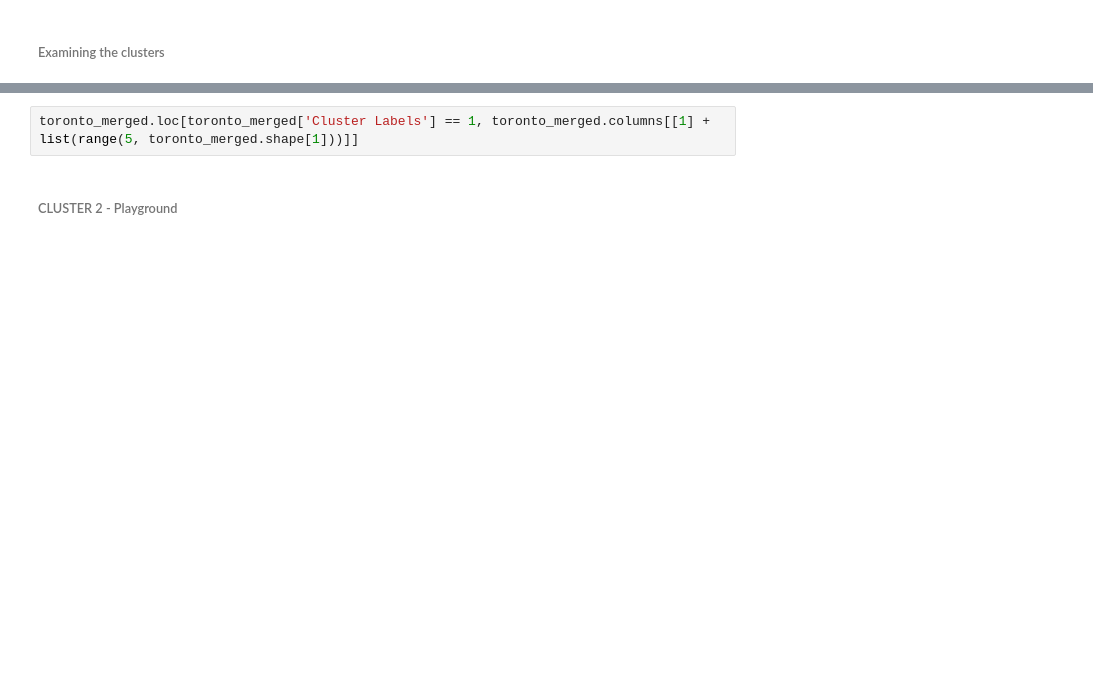
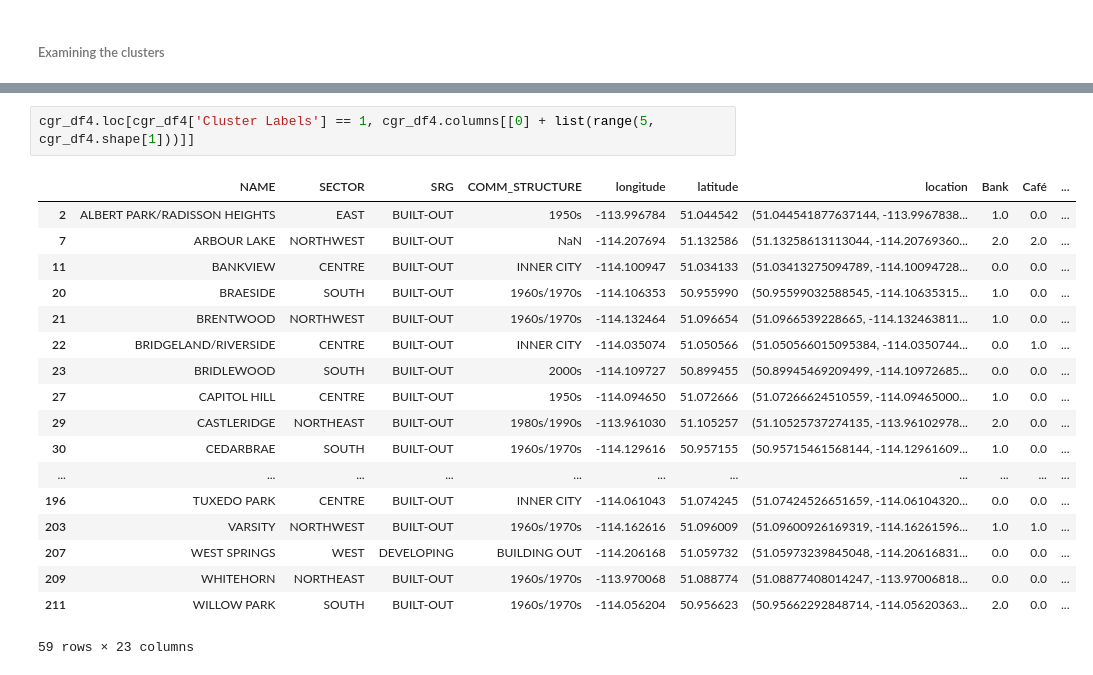
Before and after one commit to arpitachakrawarti/Coursera_Capstone, a Jupyter notebook: Coursera_Capstone_Notebook.ipynb, the cells around one changed output, grey strips where cells are left out. Saved outputs shown, nothing was run; the diff lists cells and outputs as text; blank space fills up the shorter version.

```diff
--- a/Coursera_Capstone_Notebook.ipynb
+++ b/Coursera_Capstone_Notebook.ipynb
@@ -613,4 +570,21 @@ toronto_merged.loc[toronto_merged['Cluster Labels'] == 0, toronto_merged.columns
 # %%
-toronto_merged.loc[toronto_merged['Cluster Labels'] == 1, toronto_merged.columns[[1] + list(range(5, toronto_merged.shape[1]))]]
+cgr_df4.loc[cgr_df4['Cluster Labels'] == 1, cgr_df4.columns[[0] + list(range(5, cgr_df4.shape[1]))]]
+# %% [output]
+|  | NAME | SECTOR | SRG | COMM_STRUCTURE | longitude | latitude | location | Bank | Café | ... |
+| 2 | ALBERT PARK/RADISSON HEIGHTS | EAST | BUILT-OUT | 1950s | -113.996784 | 51.044542 | (51.044541877637144, -113.9967838... | 1.0 | 0.0 | ... |
+| 7 | ARBOUR LAKE | NORTHWEST | BUILT-OUT | NaN | -114.207694 | 51.132586 | (51.13258613113044, -114.20769360... | 2.0 | 2.0 | ... |
+| 11 | BANKVIEW | CENTRE | BUILT-OUT | INNER CITY | -114.100947 | 51.034133 | (51.03413275094789, -114.10094728... | 0.0 | 0.0 | ... |
+| 20 | BRAESIDE | SOUTH | BUILT-OUT | 1960s/1970s | -114.106353 | 50.955990 | (50.95599032588545, -114.10635315... | 1.0 | 0.0 | ... |
+| 21 | BRENTWOOD | NORTHWEST | BUILT-OUT | 1960s/1970s | -114.132464 | 51.096654 | (51.0966539228665, -114.132463811... | 1.0 | 0.0 | ... |
+| 22 | BRIDGELAND/RIVERSIDE | CENTRE | BUILT-OUT | INNER CITY | -114.035074 | 51.050566 | (51.050566015095384, -114.0350744... | 0.0 | 1.0 | ... |
+| 23 | BRIDLEWOOD | SOUTH | BUILT-OUT | 2000s | -114.109727 | 50.899455 | (50.89945469209499, -114.10972685... | 0.0 | 0.0 | ... |
+| 27 | CAPITOL HILL | CENTRE | BUILT-OUT | 1950s | -114.094650 | 51.072666 | (51.07266624510559, -114.09465000... | 1.0 | 0.0 | ... |
+| 29 | CASTLERIDGE | NORTHEAST | BUILT-OUT | 1980s/1990s | -113.961030 | 51.105257 | (51.10525737274135, -113.96102978... | 2.0 | 0.0 | ... |
+| 30 | CEDARBRAE | SOUTH | BUILT-OUT | 1960s/1970s | -114.129616 | 50.957155 | (50.95715461568144, -114.12961609... | 1.0 | 0.0 | ... |
+| ... | ... | ... | ... | ... | ... | ... | ... | ... | ... | ... |
+| 196 | TUXEDO PARK | CENTRE | BUILT-OUT | INNER CITY | -114.061043 | 51.074245 | (51.07424526651659, -114.06104320... | 0.0 | 0.0 | ... |
+| 203 | VARSITY | NORTHWEST | BUILT-OUT | 1960s/1970s | -114.162616 | 51.096009 | (51.09600926169319, -114.16261596... | 1.0 | 1.0 | ... |
+| 207 | WEST SPRINGS | WEST | DEVELOPING | BUILDING OUT | -114.206168 | 51.059732 | (51.05973239845048, -114.20616831... | 0.0 | 0.0 | ... |
+| 209 | WHITEHORN | NORTHEAST | BUILT-OUT | 1960s/1970s | -113.970068 | 51.088774 | (51.08877408014247, -113.97006818... | 0.0 | 0.0 | ... |
+| 211 | WILLOW PARK | SOUTH | BUILT-OUT | 1960s/1970s | -114.056204 | 50.956623 | (50.95662292848714, -114.05620363... | 2.0 | 0.0 | ... |
+59 rows × 23 columns
-# %% [markdown]
-<h6>CLUSTER 2 - Playground</h6>
```
Also changed, not shown: parts of 122 cells of this notebook, 1 other file.
